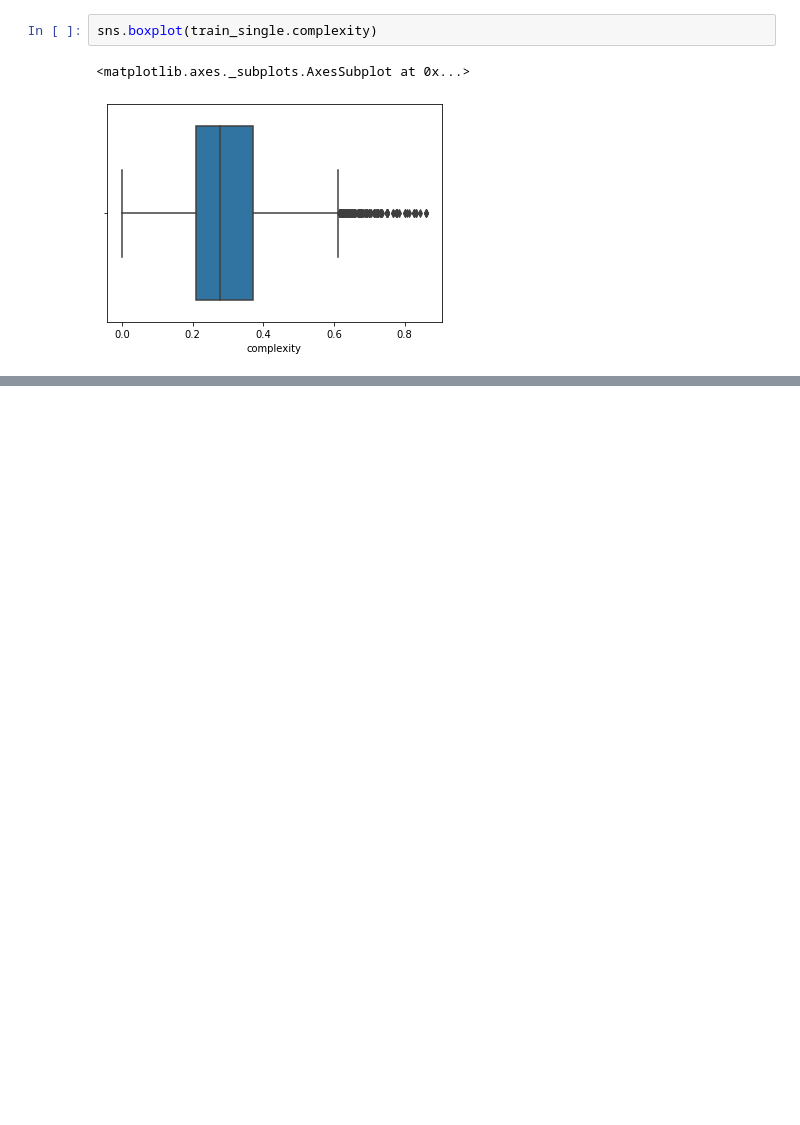
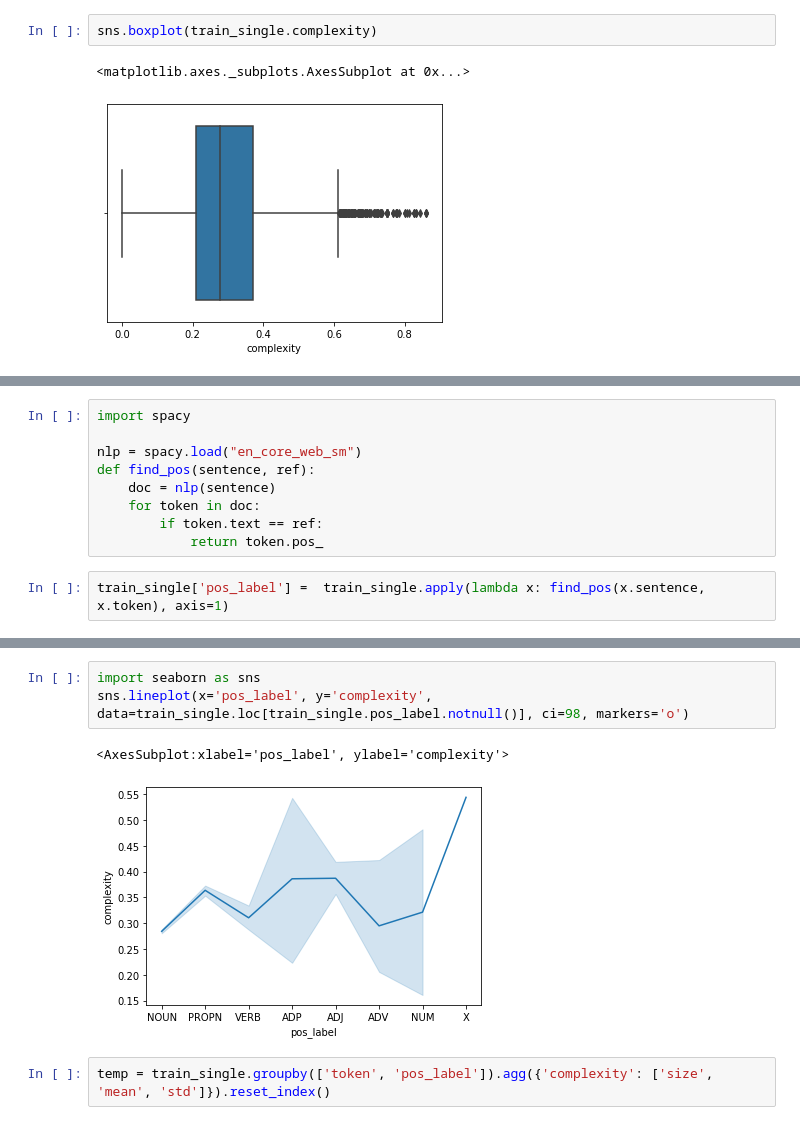
Before and after one commit to kdrivas/lexical_complexity, a Jupyter notebook: lab/1.eda.ipynb, the cells around one changed output, grey strips where cells are left out. Drawn from its saved outputs; the diff is of its cells as text; blank space fills up the shorter version.

```diff
--- a/lab/1.eda.ipynb
+++ b/lab/1.eda.ipynb
@@ -112,0 +168,11 @@ sns.boxplot(train_single.complexity)
+# %%
+import spacy
+
+nlp = spacy.load("en_core_web_sm")
+def find_pos(sentence, ref):
+    doc = nlp(sentence)
+    for token in doc:
+        if token.text == ref:
+            return token.pos_
+# %%
+train_single['pos_label'] =  train_single.apply(lambda x: find_pos(x.sentence, x.token), axis=1)
@@ -112,0 +193,8 @@ sns.boxplot(train_single.complexity)
+# %%
+import seaborn as sns
+sns.lineplot(x='pos_label', y='complexity', data=train_single.loc[train_single.pos_label.notnull()], ci=98, markers='o')
+# %% [output]
+<AxesSubplot:xlabel='pos_label', ylabel='complexity'>
+[figure, added]
+# %%
+temp = train_single.groupby(['token', 'pos_label']).agg({'complexity': ['size', 'mean', 'std']}).reset_index()
```
Also changed, not shown: parts of 12 cells of this notebook, 10 other files.
